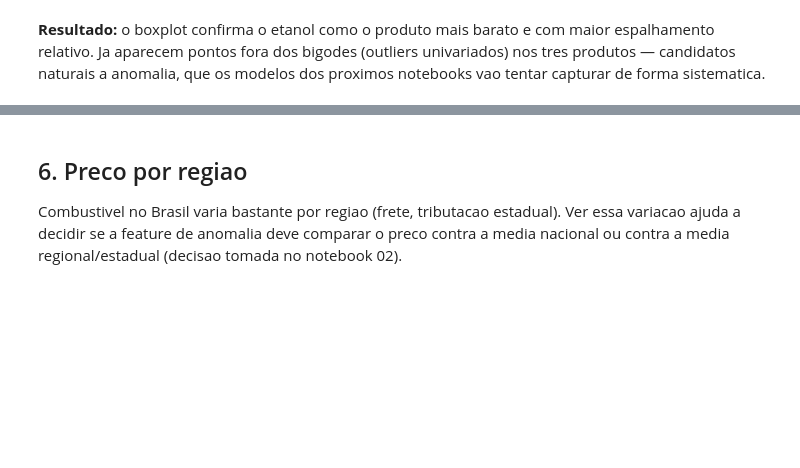
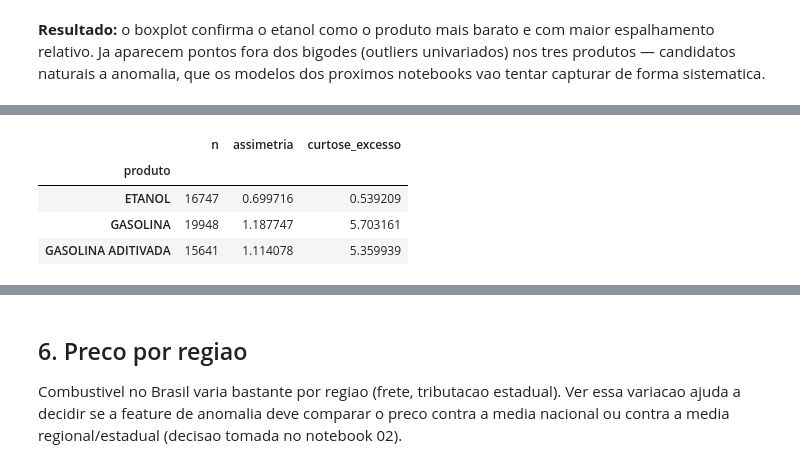
Before and after one commit to ejunior029/anp-fuel-price-anomaly-detection, a Jupyter notebook: notebooks/01_EDA.ipynb, the cells around one changed output, grey strips where cells are left out. Cells and saved outputs as stored; diff of their text form; code cells hidden in the pictures; blank space fills up the shorter version.

```diff
--- a/notebooks/01_EDA.ipynb
+++ b/notebooks/01_EDA.ipynb
@@ -160,0 +171,13 @@ plt.show()
+# %%
+forma = df.groupby('produto')['valor_venda'].agg(
+    n='count',
+    assimetria=lambda x: stats.skew(x),
+    curtose_excesso=lambda x: stats.kurtosis(x),  # kurtosis() do scipy ja subtrai 3 (excesso)
+)
+forma
+# %% [output]
+|  | n | assimetria | curtose_excesso |
+| produto |  |  |  |
+| ETANOL | 16747 | 0.699716 | 0.539209 |
+| GASOLINA | 19948 | 1.187747 | 5.703161 |
+| GASOLINA ADITIVADA | 15641 | 1.114078 | 5.359939 |
```
Also changed, not shown: parts of 19 cells of this notebook, 1 other file.
